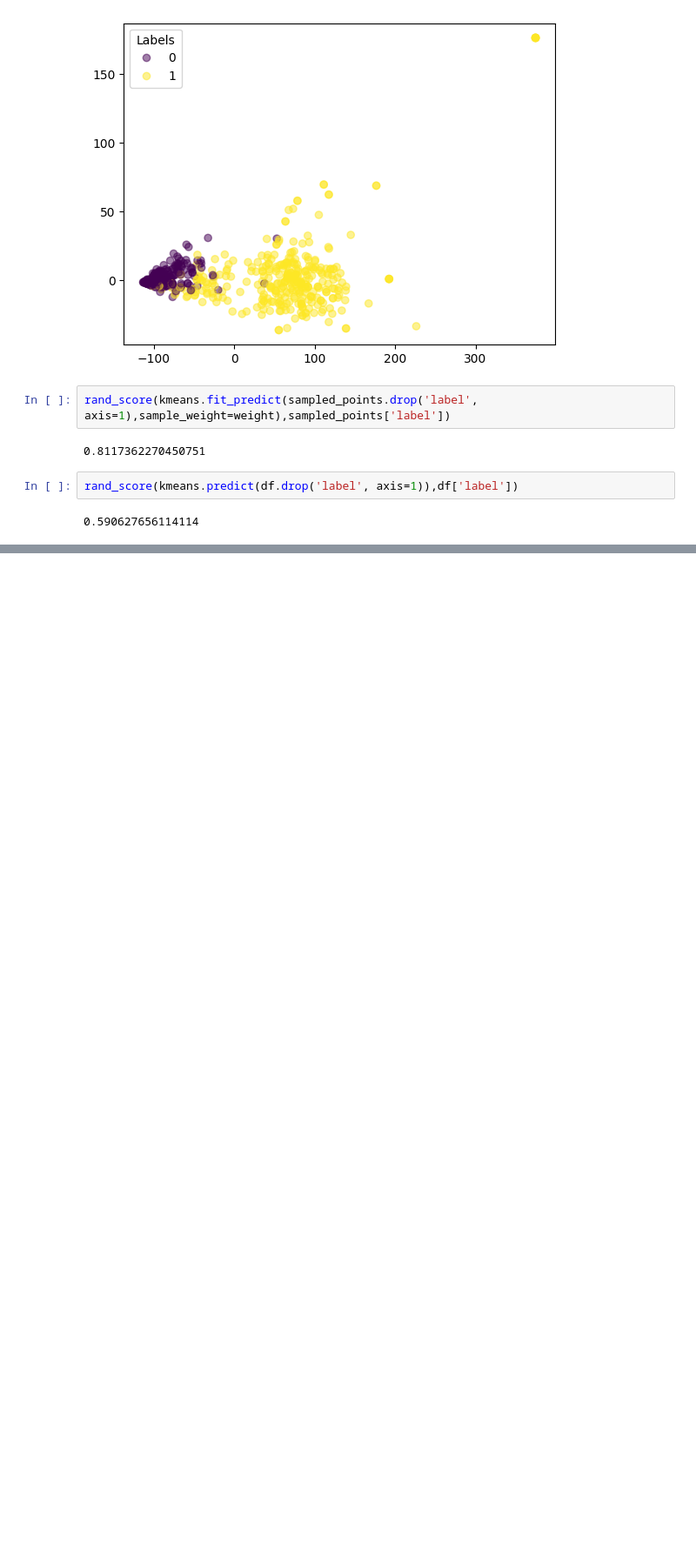
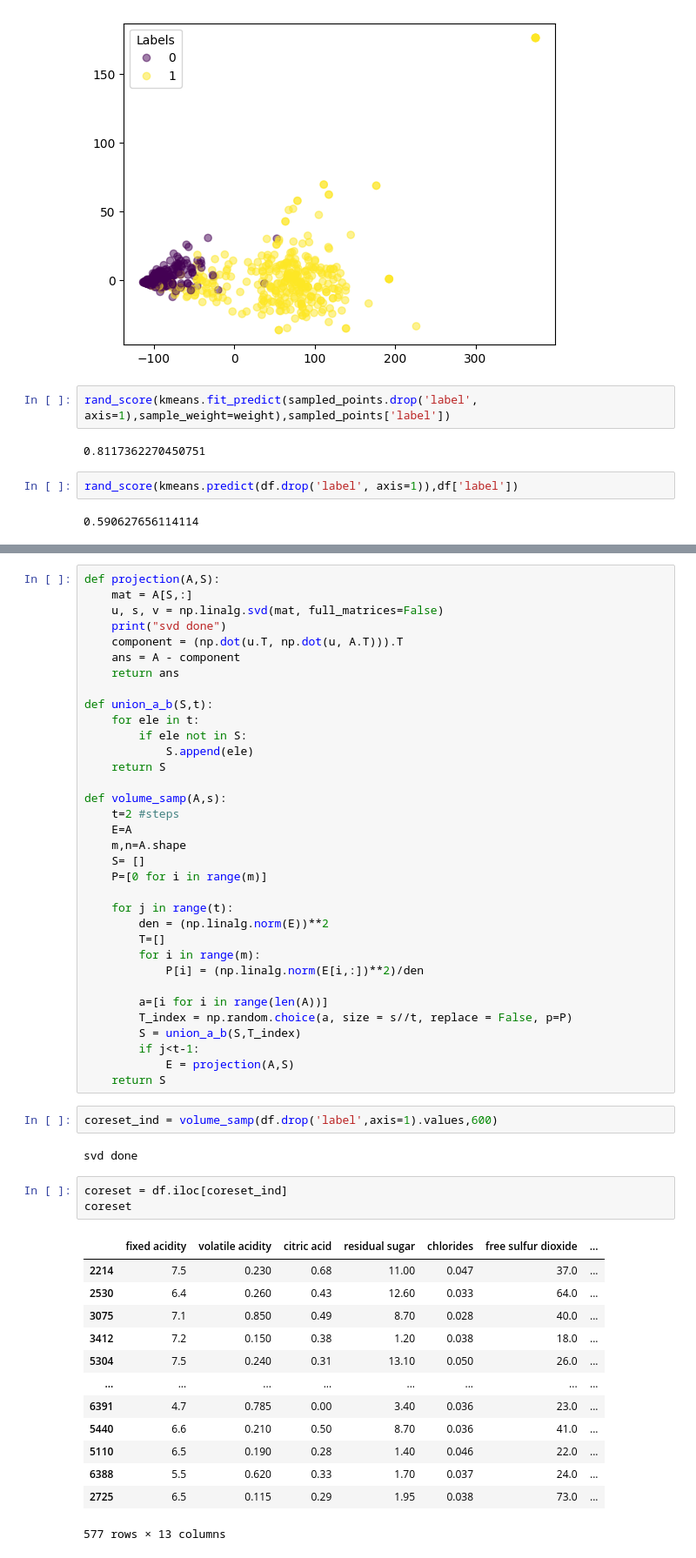
Before and after one commit to SRocks04/Coresets_DataScience, a Jupyter notebook: wine.ipynb, the cells around one changed output, grey strips where cells are left out. Shown at 87% size. Cells and saved outputs as stored; diff of their text form; blank space fills up the shorter version.

```diff
--- a/wine.ipynb
+++ b/wine.ipynb
@@ -98,0 +146,55 @@ rand_score(kmeans.predict(df.drop('label', axis=1)),df['label'])
+# %%
+def projection(A,S):
+	mat = A[S,:]
+	u, s, v = np.linalg.svd(mat, full_matrices=False)
+	print("svd done")
+	component = (np.dot(u.T, np.dot(u, A.T))).T
+	ans = A - component
+	return ans
+
+def union_a_b(S,t):
+	for ele in t:
+		if ele not in S:
+			S.append(ele)
+	return S
+
+def volume_samp(A,s):
+	t=2 #steps
+	E=A
+	m,n=A.shape
+	S= []
+	P=[0 for i in range(m)]
+
+	for j in range(t):
+		den = (np.linalg.norm(E))**2
+		T=[]
+		for i in range(m):
+			P[i] = (np.linalg.norm(E[i,:])**2)/den
+
+		a=[i for i in range(len(A))]
+		T_index = np.random.choice(a, size = s//t, replace = False, p=P)
+		S = union_a_b(S,T_index)
+		if j<t-1:
+			E = projection(A,S)
+	return S
+# %%
+coreset_ind = volume_samp(df.drop('label',axis=1).values,600)
+# %% [output]
+svd done
+# %%
+coreset = df.iloc[coreset_ind]
+coreset
+# %% [output]
+|  | fixed acidity | volatile acidity | citric acid | residual sugar | chlorides | free sulfur dioxide | ... |
+| 2214 | 7.5 | 0.230 | 0.68 | 11.00 | 0.047 | 37.0 | ... |
+| 2530 | 6.4 | 0.260 | 0.43 | 12.60 | 0.033 | 64.0 | ... |
+| 3075 | 7.1 | 0.850 | 0.49 | 8.70 | 0.028 | 40.0 | ... |
+| 3412 | 7.2 | 0.150 | 0.38 | 1.20 | 0.038 | 18.0 | ... |
+| 5304 | 7.5 | 0.240 | 0.31 | 13.10 | 0.050 | 26.0 | ... |
+| ... | ... | ... | ... | ... | ... | ... | ... |
+| 6391 | 4.7 | 0.785 | 0.00 | 3.40 | 0.036 | 23.0 | ... |
+| 5440 | 6.6 | 0.210 | 0.50 | 8.70 | 0.036 | 41.0 | ... |
+| 5110 | 6.5 | 0.190 | 0.28 | 1.40 | 0.046 | 22.0 | ... |
+| 6388 | 5.5 | 0.620 | 0.33 | 1.70 | 0.037 | 24.0 | ... |
+| 2725 | 6.5 | 0.115 | 0.29 | 1.95 | 0.038 | 73.0 | ... |
+577 rows × 13 columns
```
Also changed, not shown: parts of 6 cells of this notebook, 1 other file.
